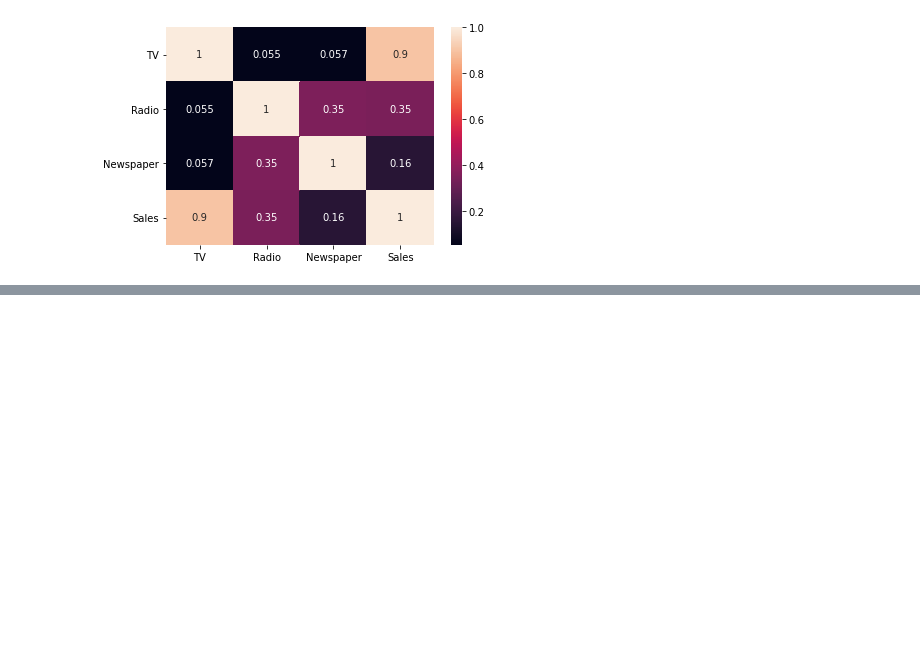
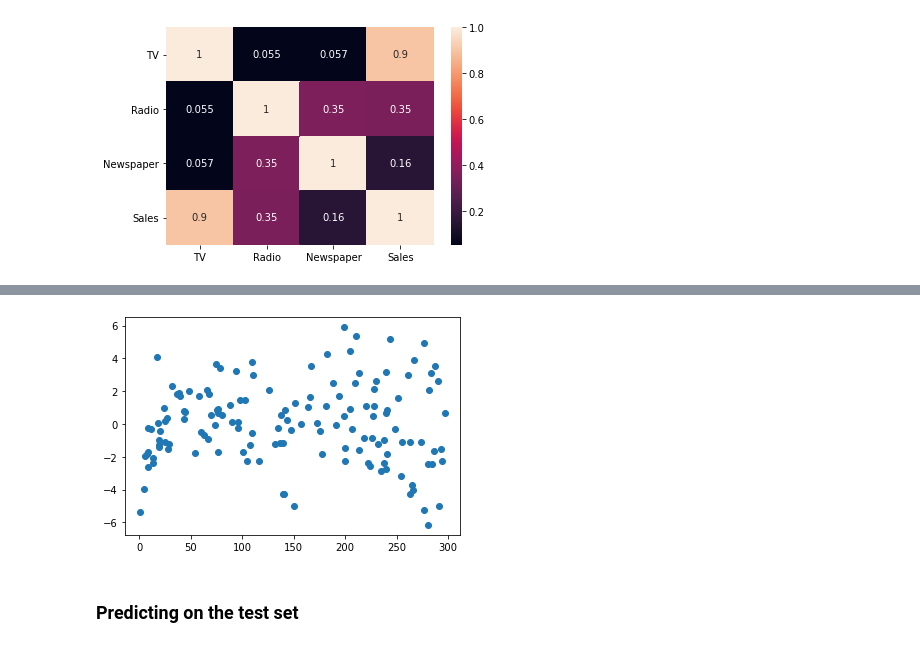
Before and after one commit to khairnardevashish/Advertising-Simple-Linear-Regression, a Jupyter notebook: Simple LR.ipynb, the cells around one changed output, grey strips where cells are left out. Drawn from its saved outputs; the diff is of its cells as text; code cells hidden in the pictures; blank space fills up the shorter version.

```diff
--- a/Simple LR.ipynb
+++ b/Simple LR.ipynb
@@ -100,0 +215,8 @@ Sales      0.901208  0.349631   0.157960  1.000000
+# %%
+# Look for patterns in residuals (Ideally we shoudn't identify any)
+plt.scatter(X_train, residual)
+plt.show()
+# %% [output]
+[figure, added]
+# %% [markdown]
+### Predicting on the test set
```
Also changed, not shown: parts of 28 cells of this notebook.
